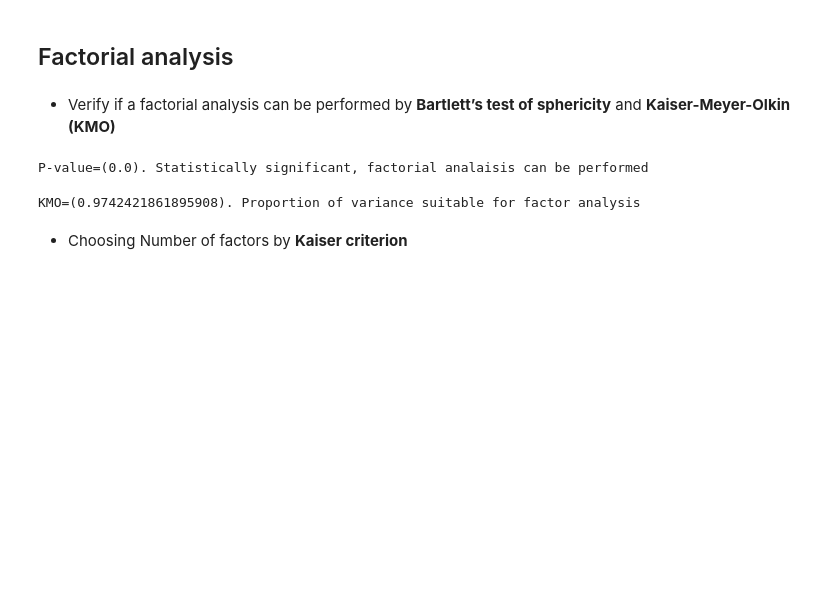
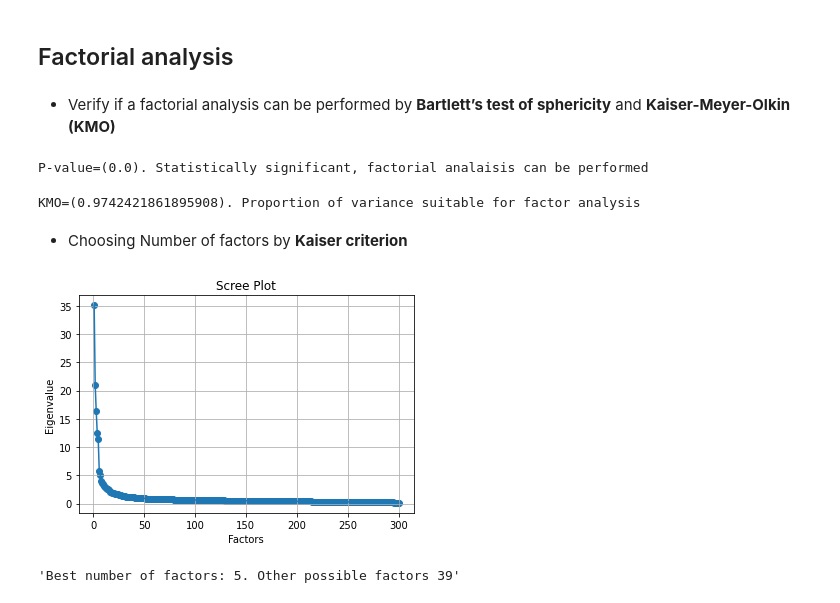
Before and after one commit to AnaSenso/DM0320-final-project, a Jupyter notebook: Item - Factor Analysis.ipynb, the cells around one changed output. Saved outputs shown, nothing was run; the diff lists cells and outputs as text; code cells hidden in the pictures; blank space fills up the shorter version.

```diff
--- a/Item - Factor Analysis.ipynb
+++ b/Item - Factor Analysis.ipynb
@@ -51,3 +63,24 @@ perform_fa_KMO(df)
 KMO=(0.9742421861895908). Proportion of variance suitable for factor analysis
 # %% [markdown]
 - Choosing Number of factors by **Kaiser criterion**
+# %%
+def show_num_factors(df):
+    fa = FactorAnalyzer(bounds=(0.005, 1), impute='median', is_corr_matrix=False,method='minres', n_factors=10,
+                        rotation='varimax', rotation_kwargs={},use_smc=True)
+    fa.fit(df)
+    ev, v = fa.get_eigenvalues()
+    num_f = len([e for e in ev if e > ev.mean() + 2 * ev.std()])
+    res_f = len([e for e in ev if e > 1])
+    plt.scatter(range(1,df.shape[1]+1),ev)
+    plt.plot(range(1,df.shape[1]+1),ev)
+    plt.title('Scree Plot')
+    plt.xlabel('Factors')
+    plt.ylabel('Eigenvalue')
+    plt.grid()
+    plt.show()
+    return f"Best number of factors: {num_f}. Other possible factors {res_f-num_f}"
+# %%
+show_num_factors(df)
+# %% [output]
+[figure, added]
+'Best number of factors: 5. Other possible factors 39'
```
Also changed, not shown: parts of 28 cells of this notebook, 1 other file.
